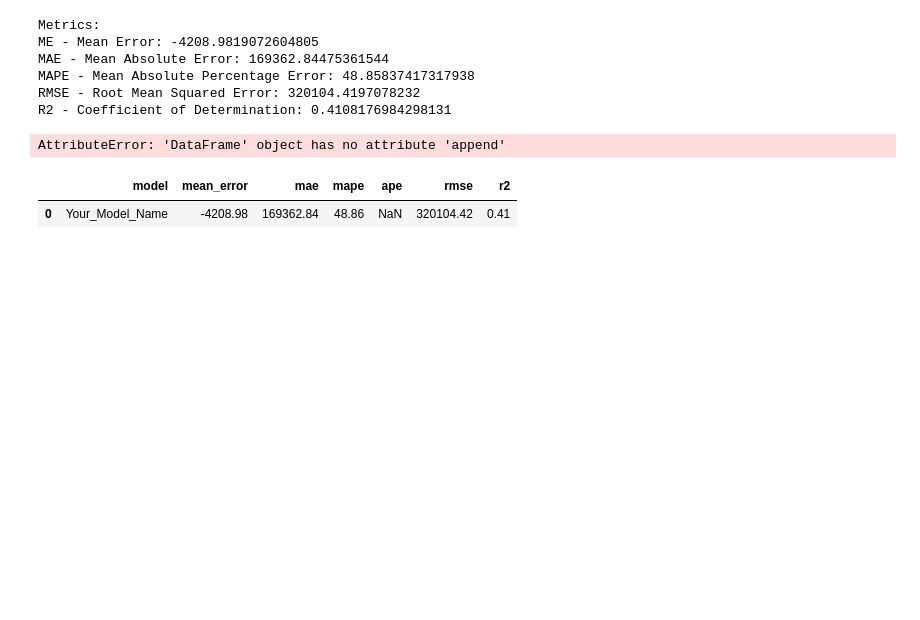
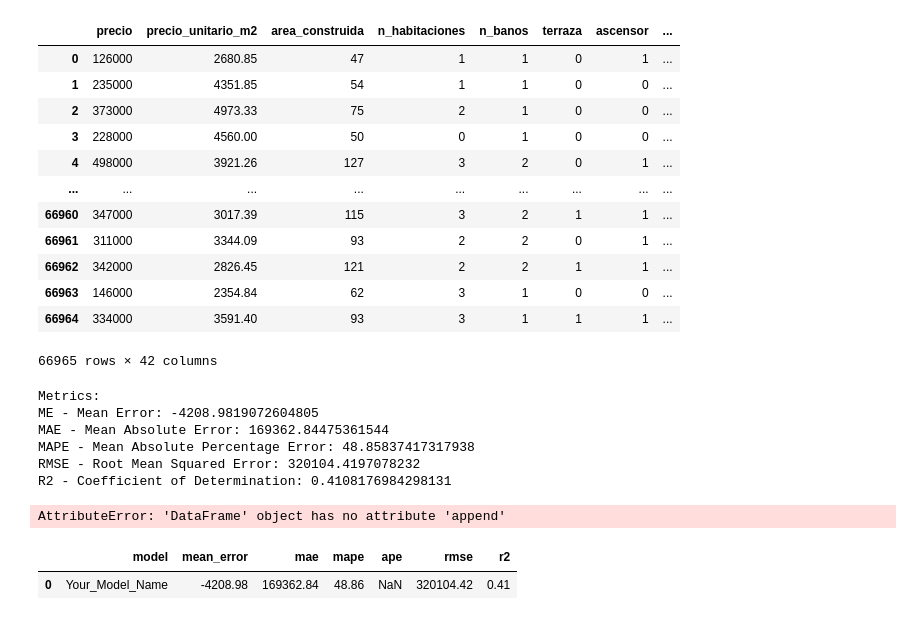
Before and after one commit to anamartiiins/MDS6-IDEALISTA, a Jupyter notebook: modelization.ipynb, the cells around one changed output. Cells and saved outputs as stored; diff of their text form; code cells hidden in the pictures; blank space fills up the shorter version.

```diff
--- a/modelization.ipynb
+++ b/modelization.ipynb
@@ -9,6 +9,22 @@ from src.evaluation.evaluation import calculate_metrics
 pd.options.display.float_format = '{:.2f}'.format
 # %%
 df_assets = pd.read_csv(r'output_data/df_util.csv')
+# %%
+df_assets
+# %% [output]
+|  | precio | precio_unitario_m2 | area_construida | n_habitaciones | n_banos | terraza | ascensor | ... |
+| 0 | 126000 | 2680.85 | 47 | 1 | 1 | 0 | 1 | ... |
+| 1 | 235000 | 4351.85 | 54 | 1 | 1 | 0 | 0 | ... |
+| 2 | 373000 | 4973.33 | 75 | 2 | 1 | 0 | 0 | ... |
+| 3 | 228000 | 4560.00 | 50 | 0 | 1 | 0 | 0 | ... |
+| 4 | 498000 | 3921.26 | 127 | 3 | 2 | 0 | 1 | ... |
+| ... | ... | ... | ... | ... | ... | ... | ... | ... |
+| 66960 | 347000 | 3017.39 | 115 | 3 | 2 | 1 | 1 | ... |
+| 66961 | 311000 | 3344.09 | 93 | 2 | 2 | 0 | 1 | ... |
+| 66962 | 342000 | 2826.45 | 121 | 2 | 2 | 1 | 1 | ... |
+| 66963 | 146000 | 2354.84 | 62 | 3 | 1 | 0 | 0 | ... |
+| 66964 | 334000 | 3591.40 | 93 | 3 | 1 | 1 | 1 | ... |
+66965 rows × 42 columns
 # %%
 # Splitting the DataFrame into features (X) and target variable (y)
 X = df_assets.drop(columns=['precio'])  # Assuming 'precio' is the target variable
```
Also changed, not shown: parts of 4 cells of this notebook.
